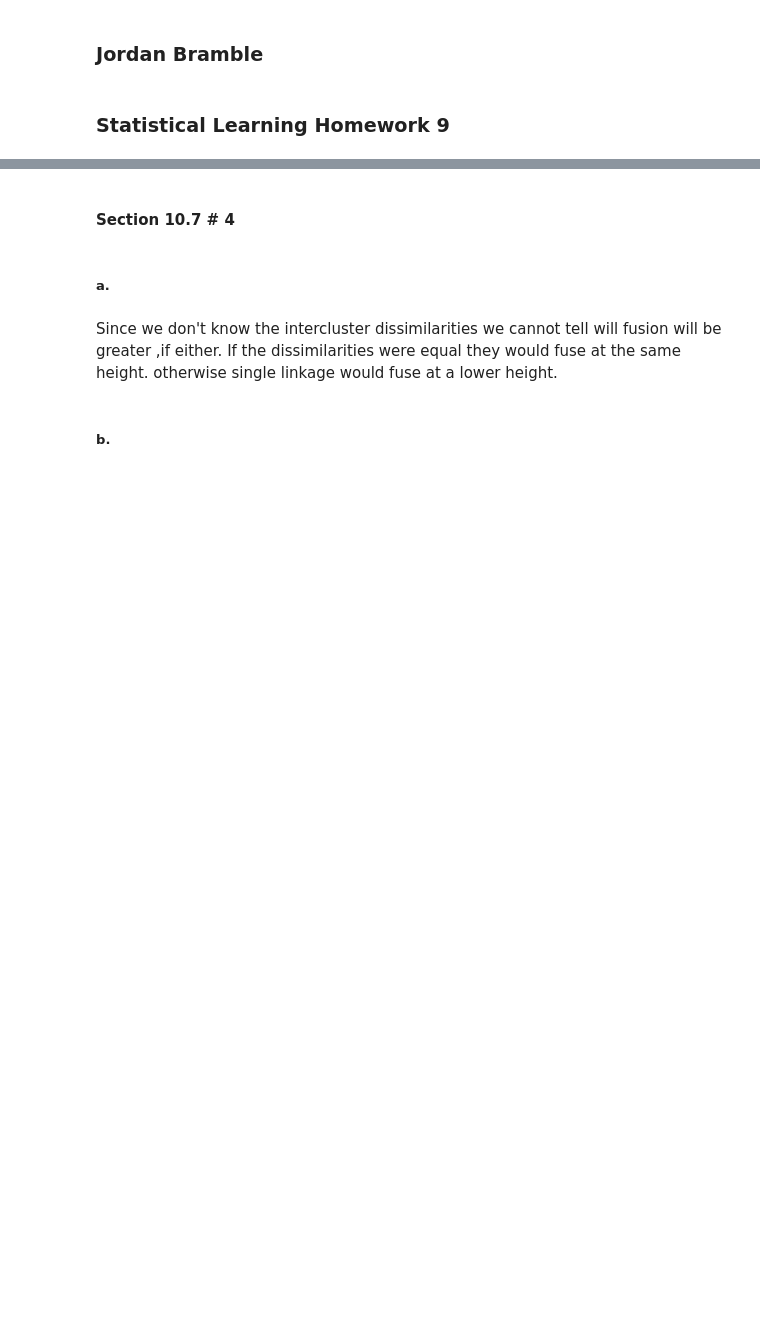
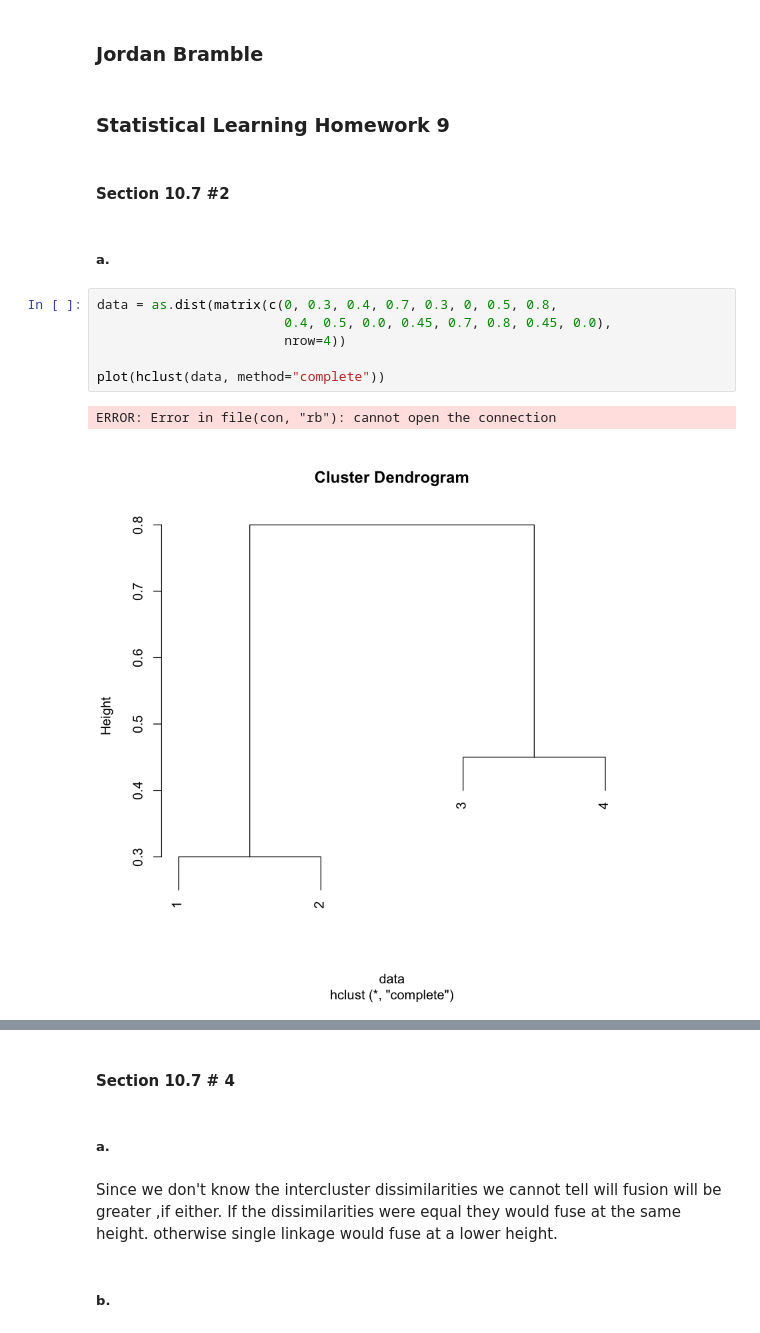
Before and after one commit to jbrambleDC/statistical-learning, a Jupyter notebook: Homework9.ipynb, the cells around one changed output, grey strips where cells are left out. Drawn from its saved outputs; the diff is of its cells as text; blank space fills up the shorter version.

```diff
--- a/Homework9.ipynb
+++ b/Homework9.ipynb
@@ -2,3 +2,16 @@
 ### Jordan Bramble
 # %% [markdown]
 ### Statistical Learning Homework 9
+# %% [markdown]
+#### Section 10.7 #2
+# %% [markdown]
+##### a.
+# %%
+data = as.dist(matrix(c(0, 0.3, 0.4, 0.7, 0.3, 0, 0.5, 0.8,
+                        0.4, 0.5, 0.0, 0.45, 0.7, 0.8, 0.45, 0.0),
+                        nrow=4))
+
+plot(hclust(data, method="complete"))
+# %% [output]
+ERROR: Error in file(con, "rb"): cannot open the connection
+[figure, added]
```
Also changed, not shown: parts of 8 cells of this notebook.
